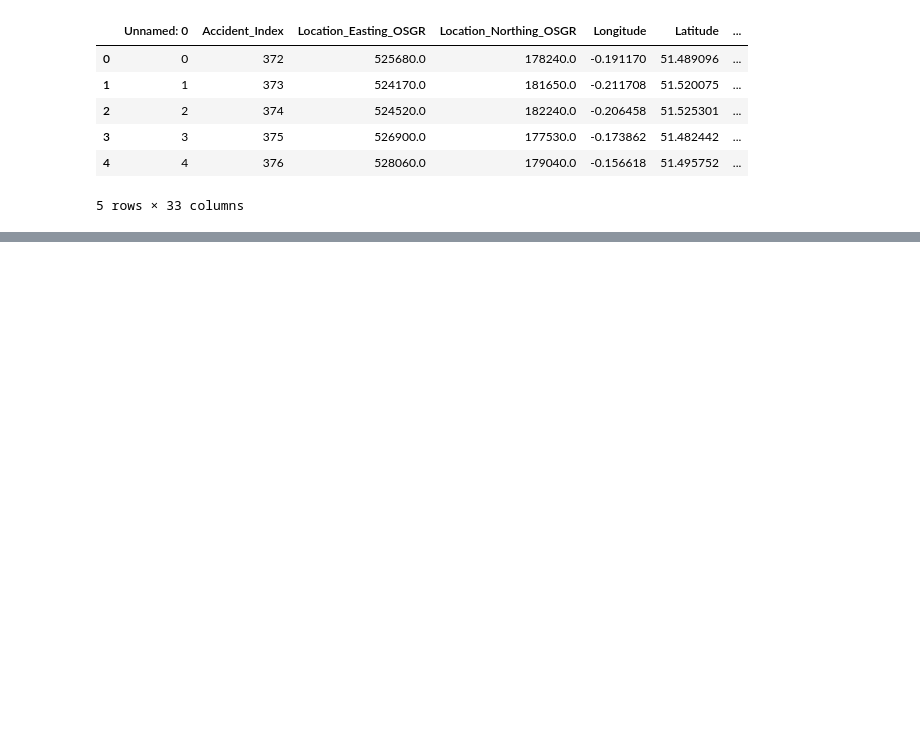
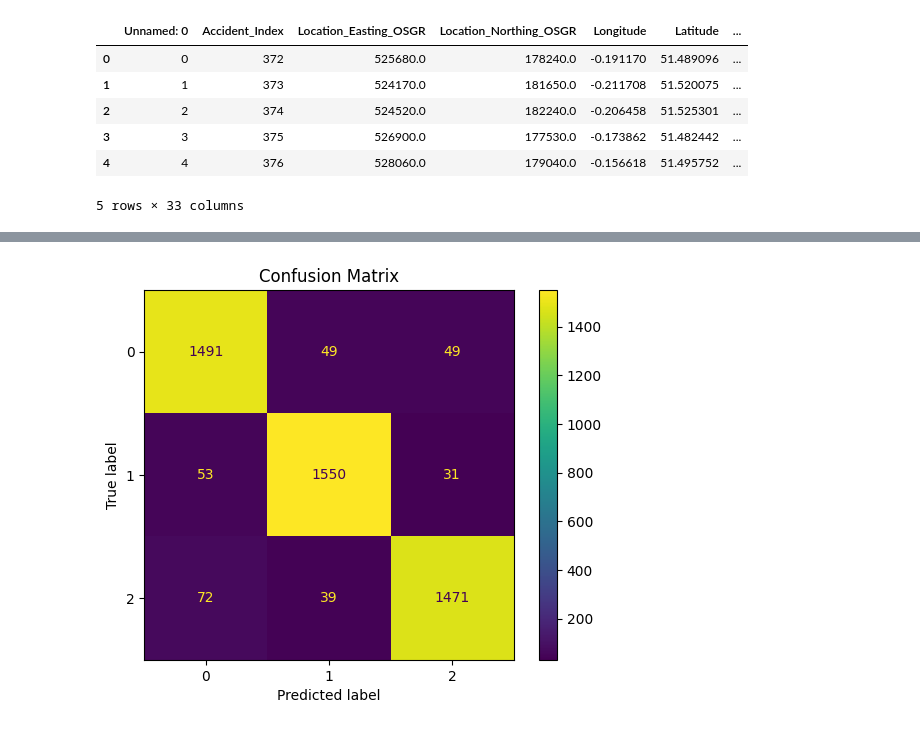
Before and after one commit to Shamamollick/C-.net, a Jupyter notebook: uk-recover-test.ipynb, the cells around one changed output, grey strips where cells are left out. Cells and saved outputs as stored; diff of their text form; code cells hidden in the pictures; blank space fills up the shorter version.

Commit message:
Kaggle Notebook | Uk recover test | Version 6

```diff
--- a/uk-recover-test.ipynb
+++ b/uk-recover-test.ipynb
@@ -253,3 +248,91 @@ X_bal, y_bal = smote.fit_resample(X_scaled, y)
 X_train, X_test, y_train, y_test = train_test_split(
     X_bal, y_bal, test_size=0.2, random_state=42, stratify=y_bal
 )
+# %%
+import numpy as np
+from xgboost import XGBClassifier
+from sklearn.model_selection import KFold, train_test_split
+from sklearn.metrics import (
+    accuracy_score, confusion_matrix, ConfusionMatrixDisplay, roc_curve, auc
+)
+from sklearn.datasets import make_classification
+from sklearn.preprocessing import label_binarize
+from imblearn.over_sampling import SMOTE
+from itertools import cycle
+import matplotlib.pyplot as plt
+
+
+# Train-test split
+X_train, X_test, y_train, y_test = train_test_split(
+    X_bal, y_bal, test_size=0.2, random_state=42, stratify=y_bal
+)
+
+# Step 2: Initialize parameters
+k_folds = 30
+kf = KFold(n_splits=k_folds, shuffle=True, random_state=42)
+
+# Step 3: Initialize base learners and meta-learner
+base_learners = [XGBClassifier(use_label_encoder=False, eval_metric='logloss', random_state=i) for i in range(k_folds)]
+meta_learner = XGBClassifier(use_label_encoder=False, eval_metric='logloss', random_state=42)
+
+# Step 4: Generate predictions for training the meta-learner
+meta_features = np.zeros((len(y_train), k_folds * y_train.shape[1]))  # Rows: samples, Columns: base learners
+for fold_idx, (train_idx, val_idx) in enumerate(kf.split(X_train)):
+    X_train_fold, X_val_fold = X_train[train_idx], X_train[val_idx]
+    y_train_fold, y_val_fold = y_train[train_idx], y_train[val_idx]
+
+    # Train the base learner on k-1 folds
+    base_learners[fold_idx].fit(X_train_fold, y_train_fold)
+
+    # Predict probabilities for the validation fold and store them
+    val_proba = base_learners[fold_idx].predict_proba(X_val_fold)
+    meta_features[val_idx, fold_idx * y_train.shape[1]:(fold_idx + 1) * y_train.shape[1]] = val_proba
+
+# Step 5: Train the XGBClassifier meta-learner on the aggregated predictions
+meta_learner.fit(meta_features, y_train)
+
+# Step 6: Generate predictions on the test set
+# Create meta-features for the test set by aggregating probabilities from base learners
+test_meta_features = np.column_stack([
+    base_learner.predict_proba(X_test) for base_learner in base_learners
+])
+final_proba = meta_learner.predict_proba(test_meta_features)
+final_predictions = final_proba.argmax(axis=1)
+
+# Step 7: Evaluate the stacked model
+accuracy = accuracy_score(y_test.argmax(axis=1), final_predictions)
+print(f"Self-Stacking Ensemble using XGBClassifier Test Accuracy: {accuracy:.2f}")
+
+# Confusion Matrix
+cm = confusion_matrix(y_test.argmax(axis=1), final_predictions)
+disp = ConfusionMatrixDisplay(confusion_matrix=cm)
+disp.plot(cmap='viridis')
+plt.title("Confusion Matrix")
+plt.show()
+
+# Multi-Class ROC Curve
+fpr = dict()
+tpr = dict()
+roc_auc = dict()
+n_classes = y_test.shape[1]
+for i in range(n_classes):
+    fpr[i], tpr[i], _ = roc_curve(y_test[:, i], final_proba[:, i])
+    roc_auc[i] = auc(fpr[i], tpr[i])
+
+# Plot ROC curve for each class
+colors = cycle(['blue', 'red', 'green'])
+plt.figure(figsize=(10, 7))
+for i, color in zip(range(n_classes), colors):
+    plt.plot(fpr[i], tpr[i], color=color, lw=2,
+             label=f"ROC curve for class {i} (area = {roc_auc[i]:.2f})")
+
+# Plot diagonal line for random guessing
+plt.plot([0, 1], [0, 1], 'k--', lw=2)
+plt.xlim([0.0, 1.0])
+plt.ylim([0.0, 1.05])
+plt.xlabel("False Positive Rate")
+plt.ylabel("True Positive Rate")
+plt.title("Multi-Class ROC Curve")
+plt.legend(loc="lower right")
+plt.show()
+# %% [output]
@@ -255,0 +340 @@ X_train, X_test, y_train, y_test = train_test_split(
+[figure, added]
```
Also changed, not shown: parts of 21 cells of this notebook.
